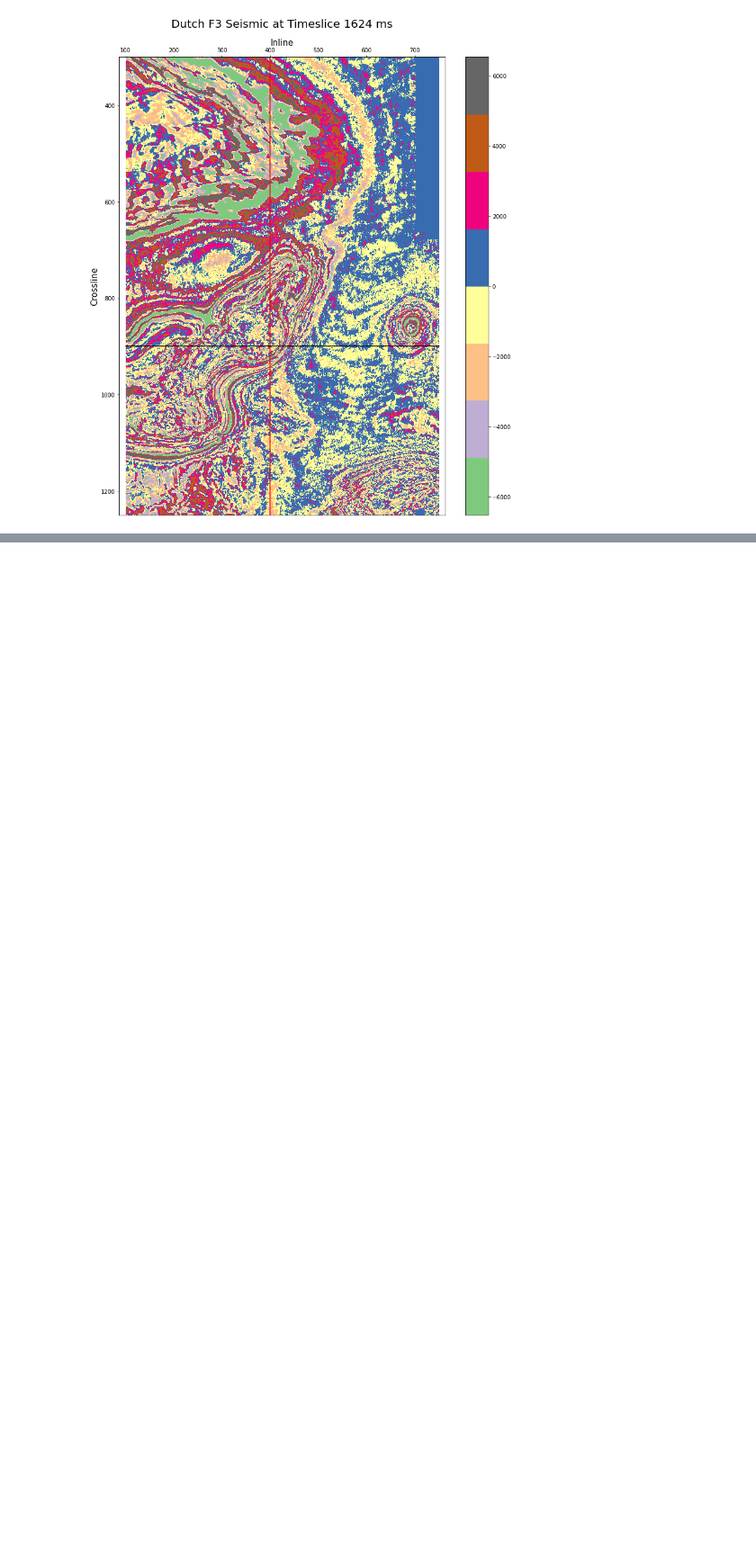
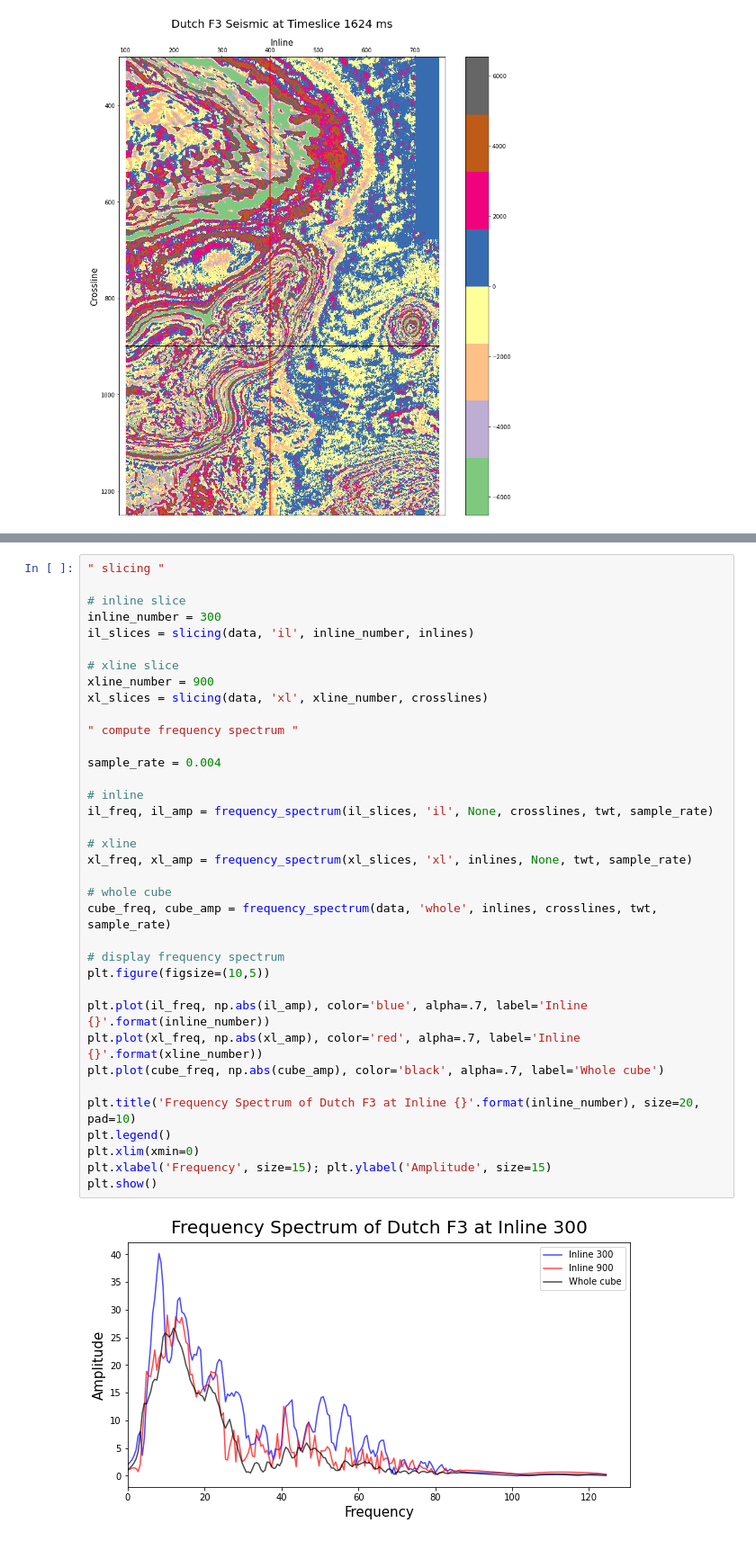
Before and after one commit to yohanesnuwara/computational-geophysics, a Jupyter notebook: seismic/seis_util.ipynb, the cells around one changed output, grey strips where cells are left out. Shown at 90% size. Cells and saved outputs as stored; diff of their text form; blank space fills up the shorter version.

```diff
--- a/seismic/seis_util.ipynb
+++ b/seismic/seis_util.ipynb
@@ -147,0 +174,38 @@ plt.show()
+# %%
+" slicing "
+
+# inline slice
+inline_number = 300
+il_slices = slicing(data, 'il', inline_number, inlines)
+
+# xline slice
+xline_number = 900
+xl_slices = slicing(data, 'xl', xline_number, crosslines)
+
+" compute frequency spectrum "
+
+sample_rate = 0.004
+
+# inline
+il_freq, il_amp = frequency_spectrum(il_slices, 'il', None, crosslines, twt, sample_rate)
+
+# xline
+xl_freq, xl_amp = frequency_spectrum(xl_slices, 'xl', inlines, None, twt, sample_rate)
+
+# whole cube
+cube_freq, cube_amp = frequency_spectrum(data, 'whole', inlines, crosslines, twt, sample_rate)
+
+# display frequency spectrum
+plt.figure(figsize=(10,5))
+
+plt.plot(il_freq, np.abs(il_amp), color='blue', alpha=.7, label='Inline {}'.format(inline_number))
+plt.plot(xl_freq, np.abs(xl_amp), color='red', alpha=.7, label='Inline {}'.format(xline_number))
+plt.plot(cube_freq, np.abs(cube_amp), color='black', alpha=.7, label='Whole cube')
+
+plt.title('Frequency Spectrum of Dutch F3 at Inline {}'.format(inline_number), size=20, pad=10)
+plt.legend()
+plt.xlim(xmin=0)
+plt.xlabel('Frequency', size=15); plt.ylabel('Amplitude', size=15)
+plt.show()
+# %% [output]
+[figure, added]
```
Also changed, not shown: parts of 5 cells of this notebook.
